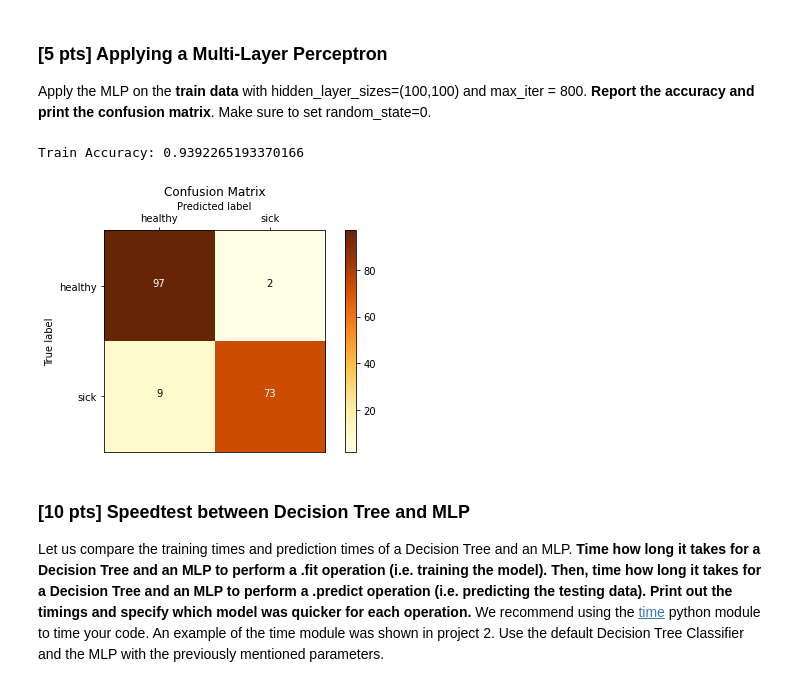
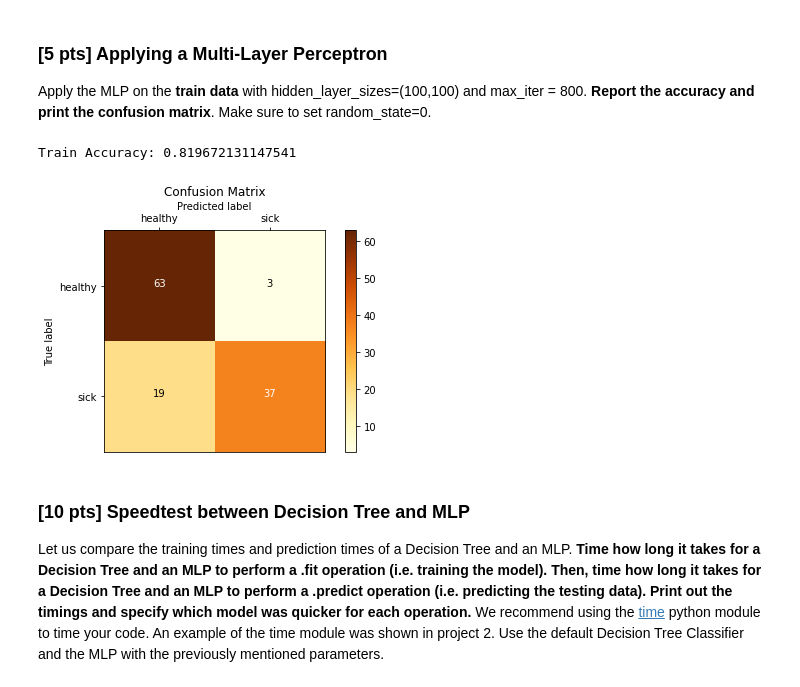
Before and after one commit to damienmha/CS-M148, a Jupyter notebook: Project_3/Project3_DamienHa.ipynb, the cells around one changed output. Drawn from its saved outputs; the diff is of its cells as text; code cells hidden in the pictures.

```diff
--- a/Project_3/Project3_DamienHa.ipynb
+++ b/Project_3/Project3_DamienHa.ipynb
@@ -966,7 +966,7 @@ param_grid = {
 
 grid_search = GridSearchCV(estimator=clf, param_grid=param_grid, cv=3)
 
-grid_search.fit(x, y)
+grid_search.fit(train, target)
 
 
 print("Best parameters:", grid_search.best_params_)
@@ -995,15 +995,15 @@ Test Accuracy: 0.8114754098360656
 Apply the MLP on the **train data** with hidden_layer_sizes=(100,100) and max_iter = 800. **Report the accuracy and print the confusion matrix**. Make sure to set random_state=0.
 # %%
 mlp_classifier = MLPClassifier(hidden_layer_sizes=(100, 100), max_iter=800, random_state=0)
-mlp_classifier.fit(train_raw, target)
-y_train_pred = mlp_classifier.predict(train_raw)
-train_accuracy = accuracy_score(target, y_train_pred)
+mlp_classifier.fit(train, target)
+y_train_pred = mlp_classifier.predict(test)
+train_accuracy = accuracy_score(target_test, y_train_pred)
 print("Train Accuracy:", train_accuracy)
 
-draw_confusion_matrix(target, y_train_pred, ['healthy', 'sick'])
+draw_confusion_matrix(target_test, y_train_pred, ['healthy', 'sick'])
 # %% [output]
-Train Accuracy: 0.9392265193370166
+Train Accuracy: 0.819672131147541
-[figure, old version]
+[figure, new version]
 # %% [markdown]
 ### [10 pts] Speedtest between Decision Tree and MLP
 
```
Also changed, not shown: parts of 24 cells of this notebook, 2 other files.
